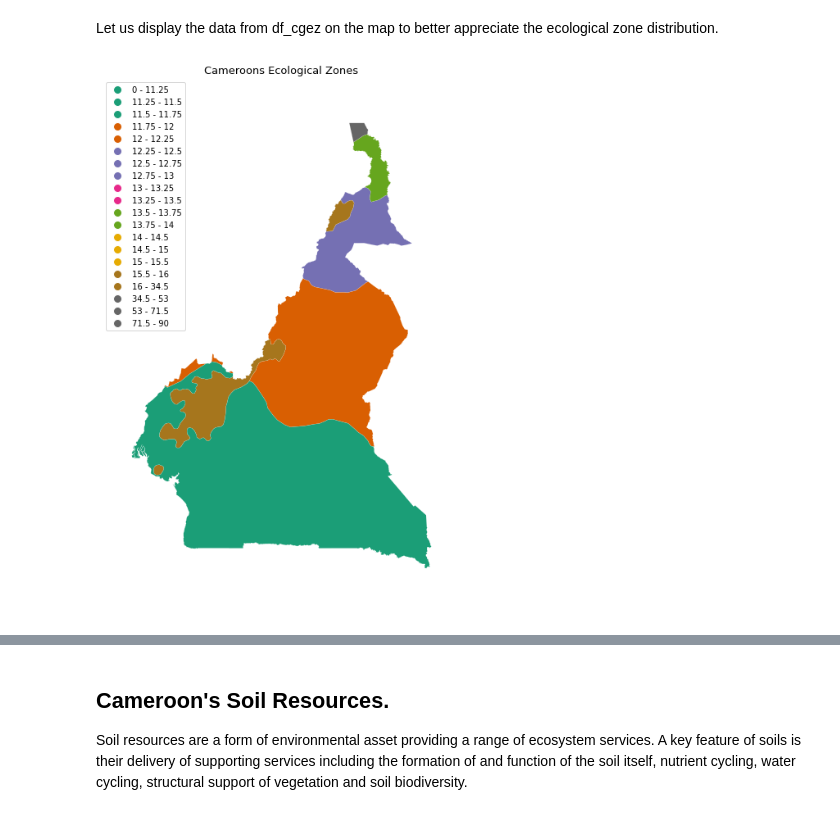
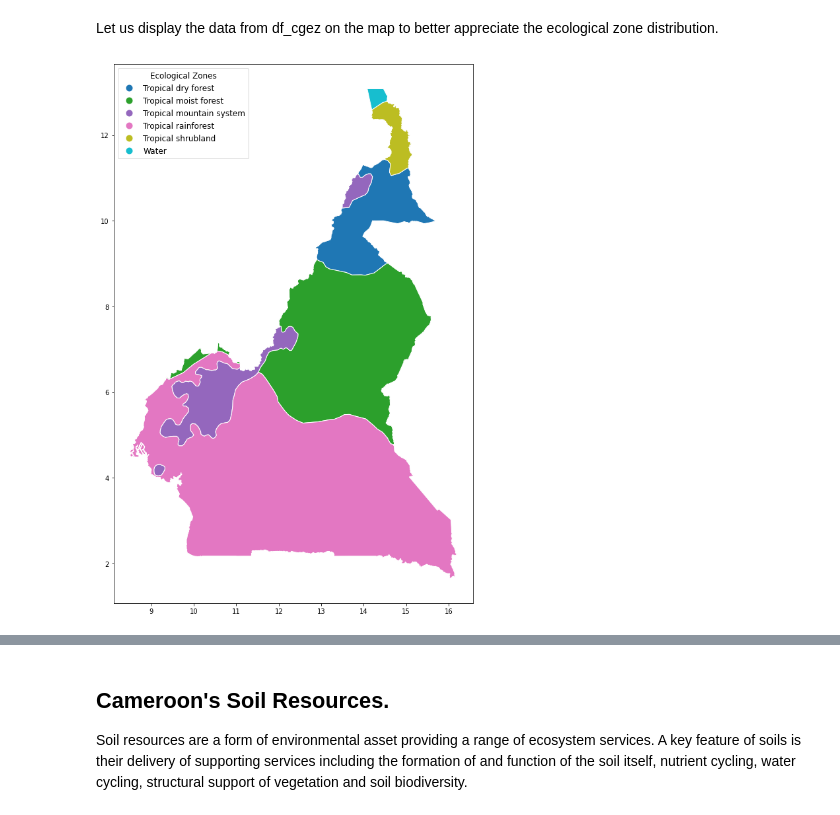
Before and after one commit to Simpleshell3/CMR-Land-Sector-Analysis, a Jupyter notebook: CMR_Land_Use.ipynb, the cells around one changed output, grey strips where cells are left out. Cells and saved outputs as stored; diff of their text form; code cells hidden in the pictures.

```diff
--- a/CMR_Land_Use.ipynb
+++ b/CMR_Land_Use.ipynb
@@ -70,25 +116,32 @@ df_cgez1
 # %% [markdown]
 Let us display the data from df_cgez on the map to better appreciate the ecological zone distribution.
 # %%
-fig, ax = plt.subplots(1, 1, figsize=(16, 12))
+#fig, ax = plt.subplots(1, 1, figsize=(16, 12))
 
 # Set up the color sheme:
 import mapclassify as mc
-scheme = mc.Quantiles(df_cgez['gez_code'], k=20)
+#scheme = mc.Quantiles(df_cgez['gez_code'], k=5)
+
+#gez_name = df_cgez['gez_name']
 
  #Map
-gplt.choropleth(df_cgez,
-    hue="gez_code",
-    linewidth=.1,
-    scheme=scheme, cmap='Dark2',
-    legend=True,
-    edgecolor='white',
-    ax=ax
-);
+#gplt.choropleth(df_cgez,
+    #hue="gez_code",
+    #linewidth=.1,
+    #scheme=scheme, cmap='Dark2',
+     #legend_labels=df_cgez['gez_name'].all(),
+    #legend_kwargs={"loc":"best","fontsize": "large", "title":"Ecological Zones", "title_fontsize":"large"},
+    #legend=True,
+    #edgecolor='white',
+    #ax=ax
+#);
 
-ax.set_title('Cameroon''s Ecological Zones', fontsize=13);
+#ax.set_title('Cameroon''s Ecological Zones', fontsize=13);
+df_cgez.plot(figsize= (15,15), column='gez_name', edgecolor='white',
+             legend=True, legend_kwds={"loc":"upper left","fontsize": "large", "title":"Ecological Zones", "title_fontsize":"large"})
+plt.show()
 # %% [output]
-[figure, old version]
+[figure, new version]
 # %%
 fig, ax = plt.subplots(1, 1, figsize=(16, 12))
 
```
Also changed, not shown: parts of 12 cells of this notebook.
